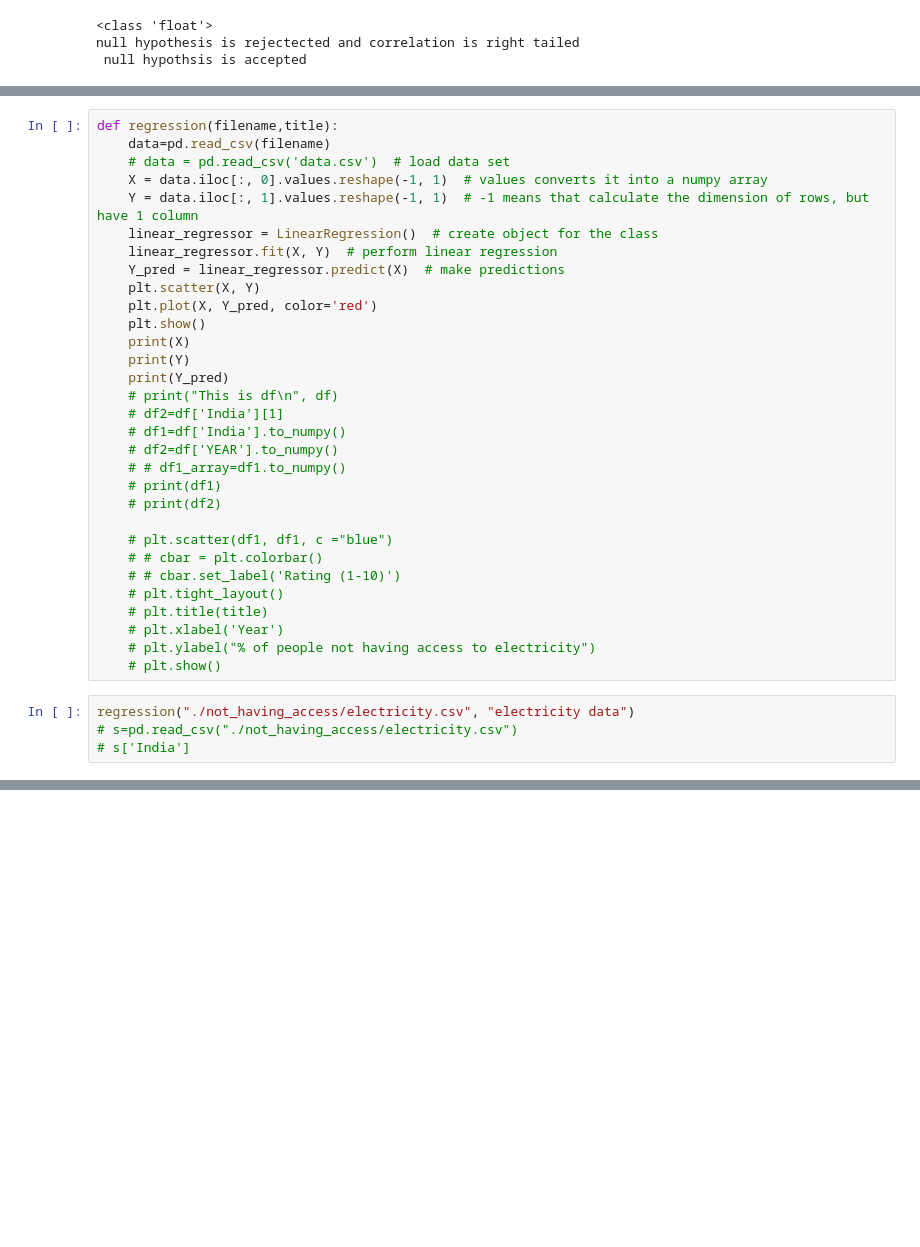
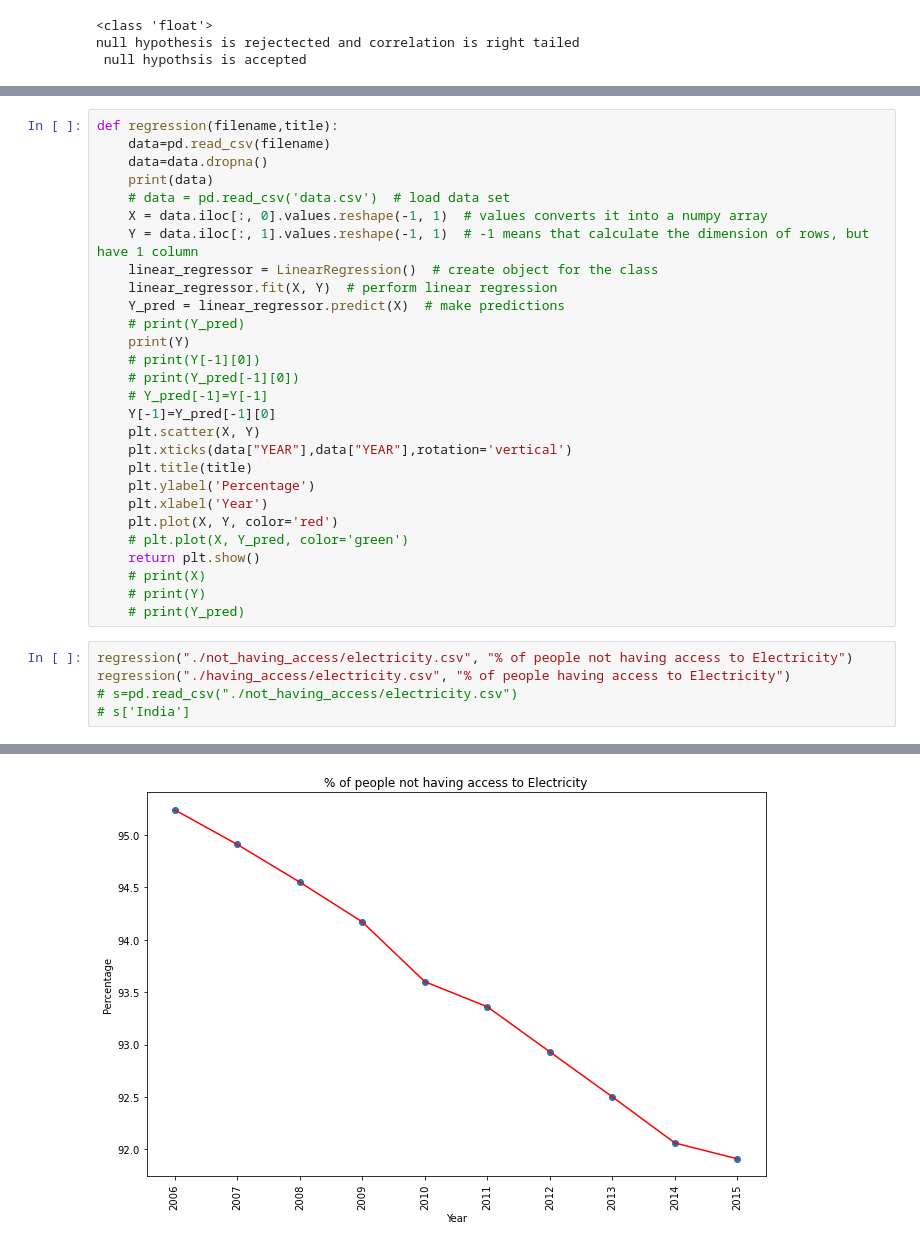
Before and after one commit to ARN089-main/cda-project, a Jupyter notebook: no_poverty_code.ipynb, the cells around one changed output, grey strips where cells are left out. Drawn from its saved outputs; the diff is of its cells as text; blank space fills up the shorter version.

```diff
--- a/no_poverty_code.ipynb
+++ b/no_poverty_code.ipynb
@@ -167,35 +260,34 @@ anova("./having_access/underonenine.csv")
 # %%
 def regression(filename,title):
     data=pd.read_csv(filename)
+    data=data.dropna()
+    print(data)
     # data = pd.read_csv('data.csv')  # load data set
     X = data.iloc[:, 0].values.reshape(-1, 1)  # values converts it into a numpy array
     Y = data.iloc[:, 1].values.reshape(-1, 1)  # -1 means that calculate the dimension of rows, but have 1 column
     linear_regressor = LinearRegression()  # create object for the class
     linear_regressor.fit(X, Y)  # perform linear regression
     Y_pred = linear_regressor.predict(X)  # make predictions
+    # print(Y_pred)
+    print(Y)
+    # print(Y[-1][0])
+    # print(Y_pred[-1][0])
+    # Y_pred[-1]=Y[-1]
+    Y[-1]=Y_pred[-1][0]
     plt.scatter(X, Y)
-    plt.plot(X, Y_pred, color='red')
-    plt.show()
-    print(X)
-    print(Y)
-    print(Y_pred)
-    # print("This is df\n", df)
-    # df2=df['India'][1]
-    # df1=df['India'].to_numpy()
-    # df2=df['YEAR'].to_numpy()
-    # # df1_array=df1.to_numpy()
-    # print(df1)
-    # print(df2)
-
-    # plt.scatter(df1, df1, c ="blue")
-    # # cbar = plt.colorbar()
-    # # cbar.set_label('Rating (1-10)')
-    # plt.tight_layout()
-    # plt.title(title)
-    # plt.xlabel('Year')
-    # plt.ylabel("% of people not having access to electricity")
-    # plt.show()
+    plt.xticks(data["YEAR"],data["YEAR"],rotation='vertical')
+    plt.title(title)
+    plt.ylabel('Percentage')
+    plt.xlabel('Year')
+    plt.plot(X, Y, color='red')
+    # plt.plot(X, Y_pred, color='green')
+    return plt.show()
+    # print(X)
+    # print(Y)
+    # print(Y_pred)
 # %%
-regression("./not_having_access/electricity.csv", "electricity data")
+regression("./not_having_access/electricity.csv", "% of people not having access to Electricity")
+regression("./having_access/electricity.csv", "% of people having access to Electricity")
 # s=pd.read_csv("./not_having_access/electricity.csv")
 # s['India']
+# %% [output]
@@ -201,0 +311 @@ regression("./not_having_access/electricity.csv", "electricity data")
+[figure, added]
```
Also changed, not shown: parts of 16 cells of this notebook, 17 other files.
